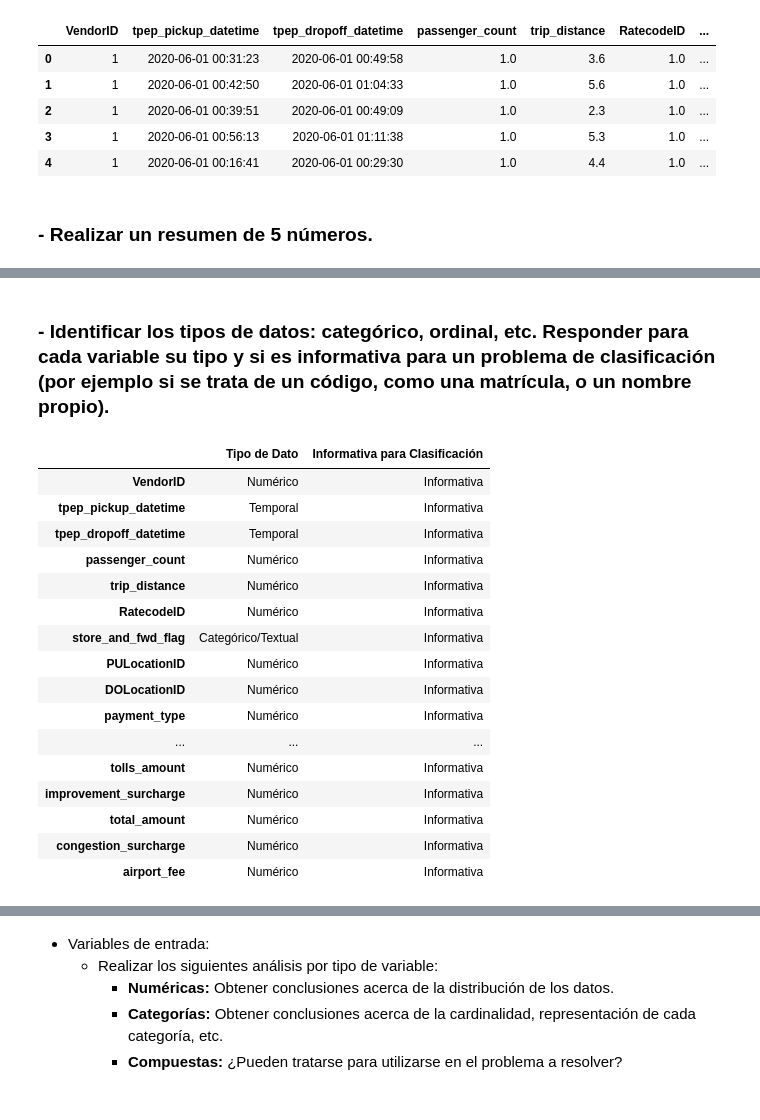
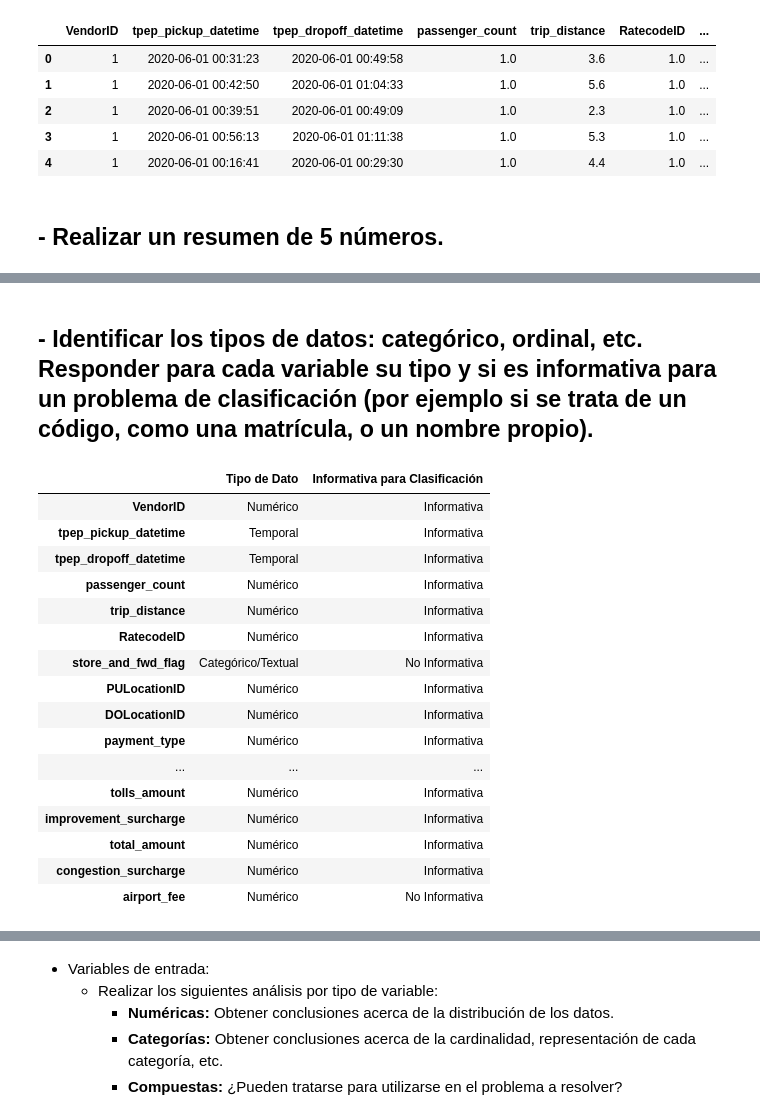
Before and after one commit to christophcharaf/AdD_tpfinal, a Jupyter notebook: tpfinal.ipynb, the cells around one changed output, grey strips where cells are left out. Drawn from its saved outputs; the diff is of its cells as text; code cells hidden in the pictures.

```diff
--- a/tpfinal.ipynb
+++ b/tpfinal.ipynb
@@ -50,7 +45,7 @@ df.head()
 | 3 | 1 | 2020-06-01 00:56:13 | 2020-06-01 01:11:38 | 1.0 | 5.3 | 1.0 | ... |
 | 4 | 1 | 2020-06-01 00:16:41 | 2020-06-01 00:29:30 | 1.0 | 4.4 | 1.0 | ... |
 # %% [markdown]
-### - Realizar un resumen de 5 números.
+## - Realizar un resumen de 5 números.
 # %%
 df.describe().loc[['min', '25%', '50%', '75%', 'max']]
 # %% [output]
@@ -61,7 +56,7 @@ df.describe().loc[['min', '25%', '50%', '75%', 'max']]
 | 75% | 2.0 | 2020-08-14 13:42:17 | 2020-08-14 13:56:42.500000 | 1.0 | 3.40 | 1.0 | ... |
 | max | 6.0 | 2020-09-01 00:00:12 | 2020-09-01 21:40:56 | 9.0 | 256069.13 | 99.0 | ... |
 # %% [markdown]
-### - Identificar los tipos de datos: categórico, ordinal, etc. Responder para cada variable su tipo y si es informativa para un problema de clasificación (por ejemplo si se trata de un código, como una matrícula, o un nombre propio).
+## - Identificar los tipos de datos: categórico, ordinal, etc. Responder para cada variable su tipo y si es informativa para un problema de clasificación (por ejemplo si se trata de un código, como una matrícula, o un nombre propio).
 # %%
 # Identificar tipos de datos
 data_types = df.dtypes
@@ -80,35 +75,35 @@ for column in df.columns:
         type_classification[column] = 'Otro'
 
 # Evaluación de la informatividad para clasificación
 informative_columns = {}
 for column in df.columns:
     if type_classification[column] in ['Categórico/Textual', 'Numérico', 'Temporal']:
         # Heurística: los códigos únicos y nombres propios no son informativos
-        if column.lower() in ['id', 'name', 'matricula', 'codigo']:
+        if column.lower() in ['id', 'name', 'matricula', 'codigo','airport_fee','store_and_fwd_flag']:
             informative_columns[column] = 'No Informativa'
         else:
             informative_columns[column] = 'Informativa'
     else:
         informative_columns[column] = 'No Informativa'
 
 # Crear un dataframe con la clasificación y evaluación
 result_df = pd.DataFrame({
     'Tipo de Dato': [type_classification[col] for col in df.columns],
     'Informativa para Clasificación': [informative_columns[col] for col in df.columns]
 }, index=df.columns)
 
 
 # Mostrar el dataframe resultante
 result_df
 # %% [output]
 |  | Tipo de Dato | Informativa para Clasificación |
 | VendorID | Numérico | Informativa |
 | tpep_pickup_datetime | Temporal | Informativa |
 | tpep_dropoff_datetime | Temporal | Informativa |
 | passenger_count | Numérico | Informativa |
 | trip_distance | Numérico | Informativa |
 | RatecodeID | Numérico | Informativa |
-| store_and_fwd_flag | Categórico/Textual | Informativa |
+| store_and_fwd_flag | Categórico/Textual | No Informativa |
 | PULocationID | Numérico | Informativa |
 | DOLocationID | Numérico | Informativa |
 | payment_type | Numérico | Informativa |
@@ -117,4 +112,4 @@ result_df
 | improvement_surcharge | Numérico | Informativa |
 | total_amount | Numérico | Informativa |
 | congestion_surcharge | Numérico | Informativa |
-| airport_fee | Numérico | Informativa |
+| airport_fee | Numérico | No Informativa |
```
Also changed, not shown: parts of 10 cells of this notebook.
